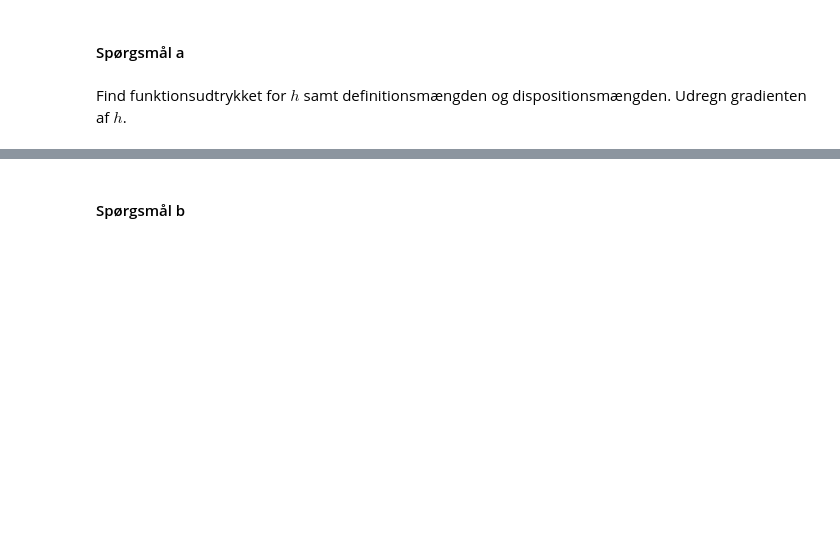
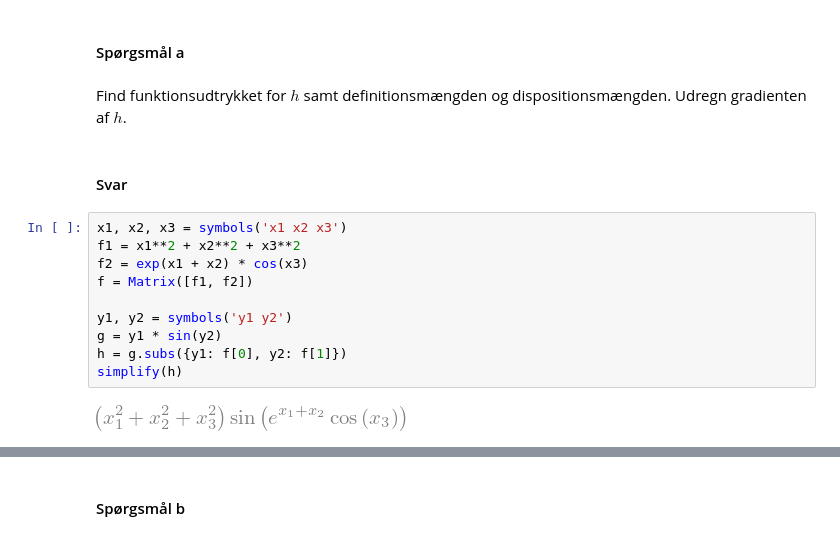
Before and after one commit to Chrisser1/01002-Mathematics-1b, a Jupyter notebook: week2/inclass_week02.ipynb, the cells around one changed output, grey strips where cells are left out. Drawn from its saved outputs; the diff is of its cells as text; blank space fills up the shorter version.

```diff
--- a/week2/inclass_week02.ipynb
+++ b/week2/inclass_week02.ipynb
@@ -627,3 +792,17 @@ Vi vil i opgaven beregne Jacobi-matricen af $h$ (med hensyn til de variable $x_1
 #### Spørgsmål a
 # %% [markdown]
 Find funktionsudtrykket for $h$ samt definitionsmængden og dispositionsmængden. Udregn gradienten af $h$.
+# %% [markdown]
+#### Svar
+# %%
+x1, x2, x3 = symbols('x1 x2 x3')
+f1 = x1**2 + x2**2 + x3**2
+f2 = exp(x1 + x2) * cos(x3)
+f = Matrix([f1, f2])
+
+y1, y2 = symbols('y1 y2')
+g = y1 * sin(y2)
+h = g.subs({y1: f[0], y2: f[1]})
+simplify(h)
+# %% [output]
+[figure, added]
```
Also changed, not shown: parts of 27 cells of this notebook, 3 other files.
